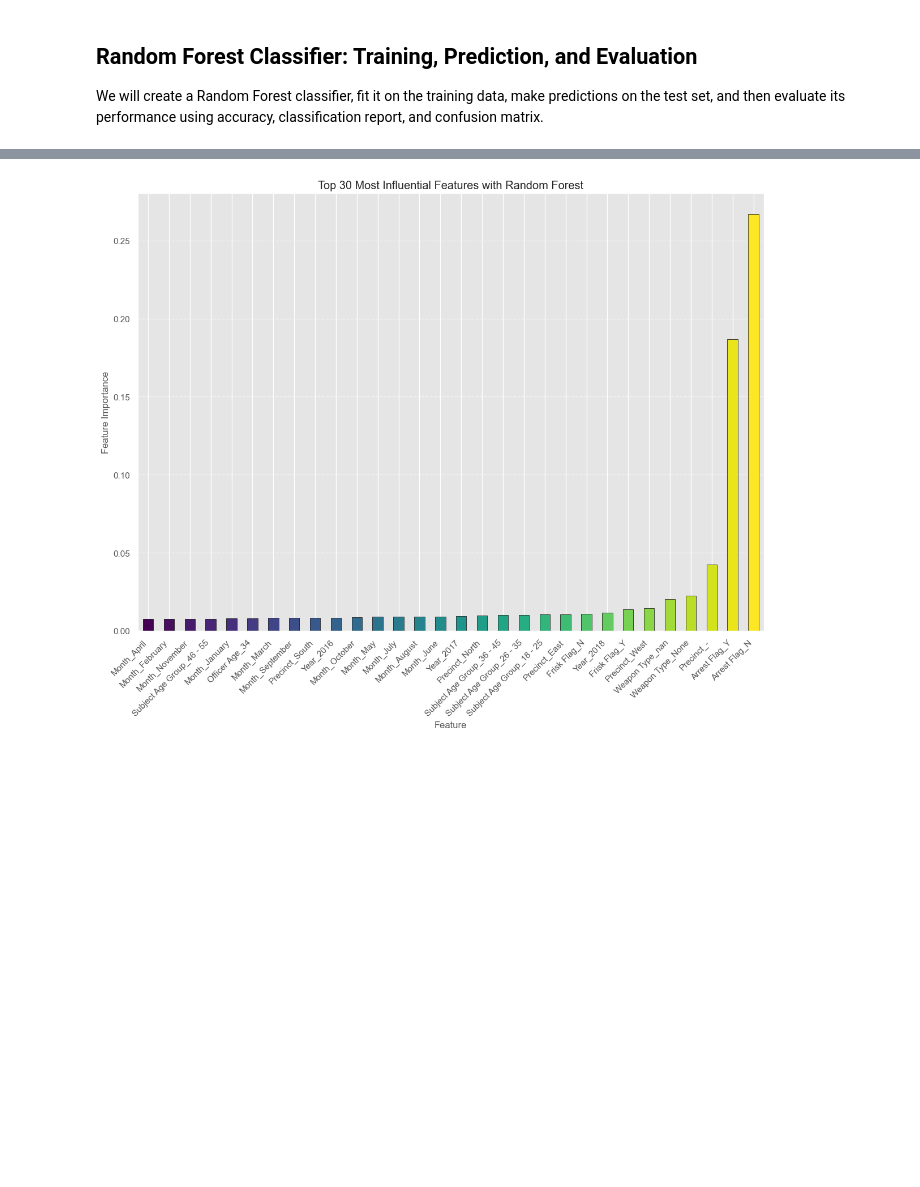
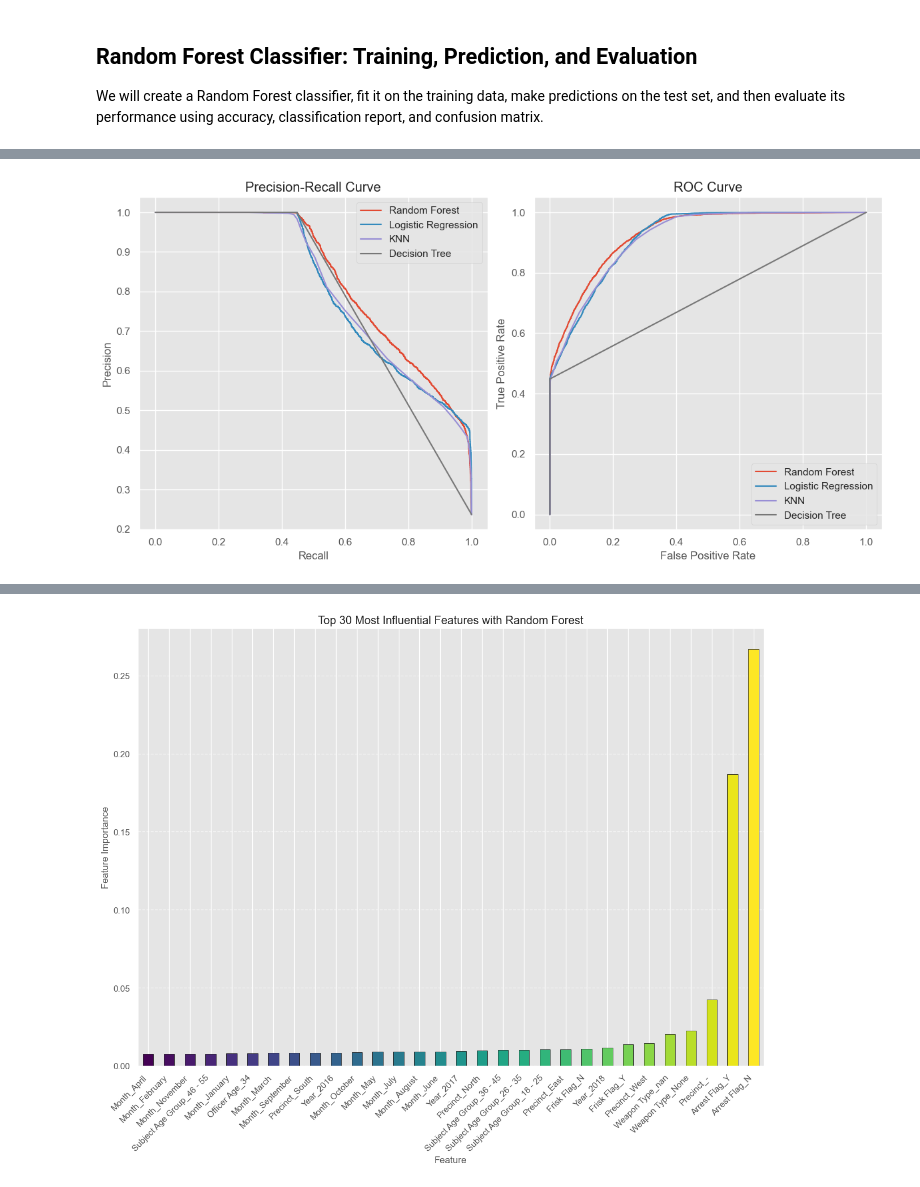
Before and after one commit to Allan-Kipkemei/Dsc-phase-3-project, a Jupyter notebook: code_checkpoints/modelling.ipynb, the cells around one changed output, grey strips where cells are left out. Cells and saved outputs as stored; diff of their text form; code cells hidden in the pictures; blank space fills up the shorter version.

```diff
--- a/code_checkpoints/modelling.ipynb
+++ b/code_checkpoints/modelling.ipynb
@@ -472,0 +534,80 @@ weighted avg       0.87      0.87      0.86     18031
+# %%
+
+from sklearn.metrics import precision_recall_curve, roc_curve, confusion_matrix
+
+# Assuming you have already defined these variables
+y_pred_proba_rf = rforest.predict_proba(X_test_ohe)[:, 1]
+y_pred_proba_lr = logreg.predict_proba(X_test_ohe)[:, 1]
+y_pred_proba_knn = knn.predict_proba(X_test_ohe)[:, 1]
+y_pred_proba_dt = d_tree.predict_proba(X_test_ohe)[:, 1]
+
+# Precision-Recall Curves
+plt.figure(figsize=(12, 6))
+plt.subplot(1, 2, 1)
+plt.title('Precision-Recall Curve')
+plt.xlabel('Recall')
+plt.ylabel('Precision')
+
+precision_rf, recall_rf, _ = precision_recall_curve(y_test, y_pred_proba_rf)
+plt.plot(recall_rf, precision_rf, label='Random Forest')
+
+precision_lr, recall_lr, _ = precision_recall_curve(y_test, y_pred_proba_lr)
+plt.plot(recall_lr, precision_lr, label='Logistic Regression')
+
+precision_knn, recall_knn, _ = precision_recall_curve(y_test, y_pred_proba_knn)
+plt.plot(recall_knn, precision_knn, label='KNN')
+
+precision_dt, recall_dt, _ = precision_recall_curve(y_test, y_pred_proba_dt)
+plt.plot(recall_dt, precision_dt, label='Decision Tree')
+
+plt.legend()
+
+# ROC Curves
+plt.subplot(1, 2, 2)
+plt.title('ROC Curve')
+plt.xlabel('False Positive Rate')
+plt.ylabel('True Positive Rate')
+
+fpr_rf, tpr_rf, _ = roc_curve(y_test, y_pred_proba_rf)
+plt.plot(fpr_rf, tpr_rf, label='Random Forest')
+
+fpr_lr, tpr_lr, _ = roc_curve(y_test, y_pred_proba_lr)
+plt.plot(fpr_lr, tpr_lr, label='Logistic Regression')
+
+fpr_knn, tpr_knn, _ = roc_curve(y_test, y_pred_proba_knn)
+plt.plot(fpr_knn, tpr_knn, label='KNN')
+
+fpr_dt, tpr_dt, _ = roc_curve(y_test, y_pred_proba_dt)
+plt.plot(fpr_dt, tpr_dt, label='Decision Tree')
+
+plt.legend()
+
+plt.tight_layout()
+plt.show()
+
+# Confusion Matrices
+plt.figure(figsize=(12, 6))
+plt.subplot(2, 2, 1)
+conf_matrix_rf = confusion_matrix(y_test, rforest.predict(X_test_ohe))
+sns.heatmap(conf_matrix_rf, annot=True, cmap="Blues", fmt="d", cbar=False)
+plt.title('Random Forest Confusion Matrix')
+
+plt.subplot(2, 2, 2)
+conf_matrix_lr = confusion_matrix(y_test, logreg.predict(X_test_ohe))
+sns.heatmap(conf_matrix_lr, annot=True, cmap="Blues", fmt="d", cbar=False)
+plt.title('Logistic Regression Confusion Matrix')
+
+plt.subplot(2, 2, 3)
+conf_matrix_knn = confusion_matrix(y_test, knn.predict(X_test_ohe))
+sns.heatmap(conf_matrix_knn, annot=True, cmap="Blues", fmt="d", cbar=False)
+plt.title('KNN Confusion Matrix')
+
+plt.subplot(2, 2, 4)
+conf_matrix_dt = confusion_matrix(y_test, d_tree.predict(X_test_ohe))
+sns.heatmap(conf_matrix_dt, annot=True, cmap="Blues", fmt="d", cbar=False)
+plt.title('Decision Tree Confusion Matrix')
+
+plt.tight_layout()
+plt.show()
+# %% [output]
+[figure, added]
```
Also changed, not shown: parts of 8 cells of this notebook.
